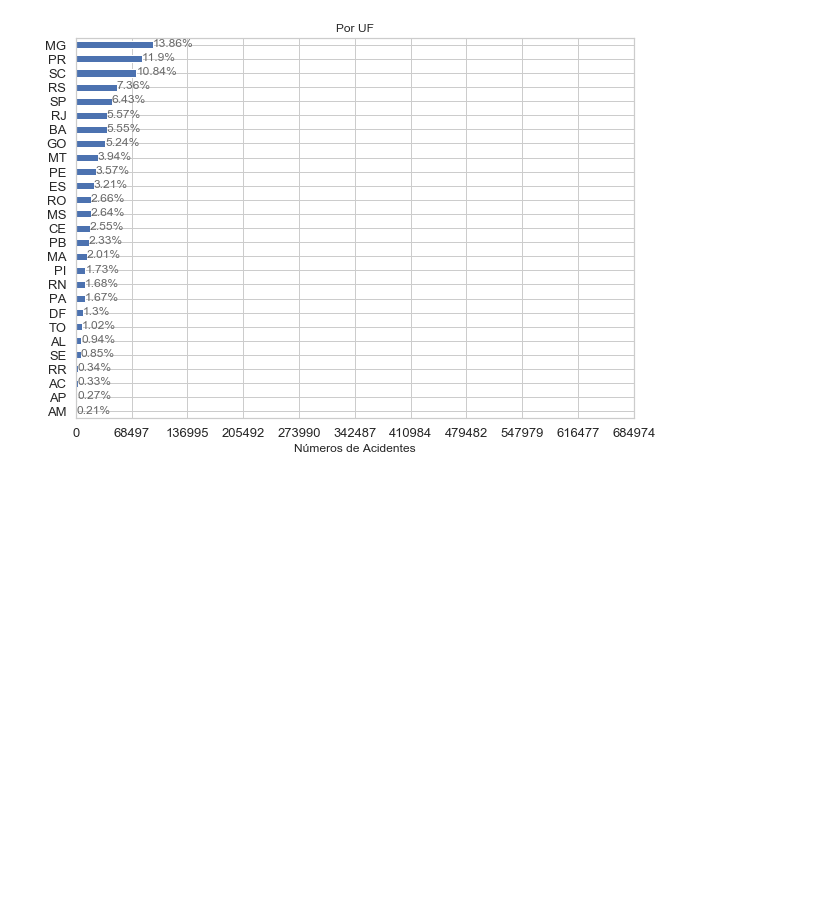
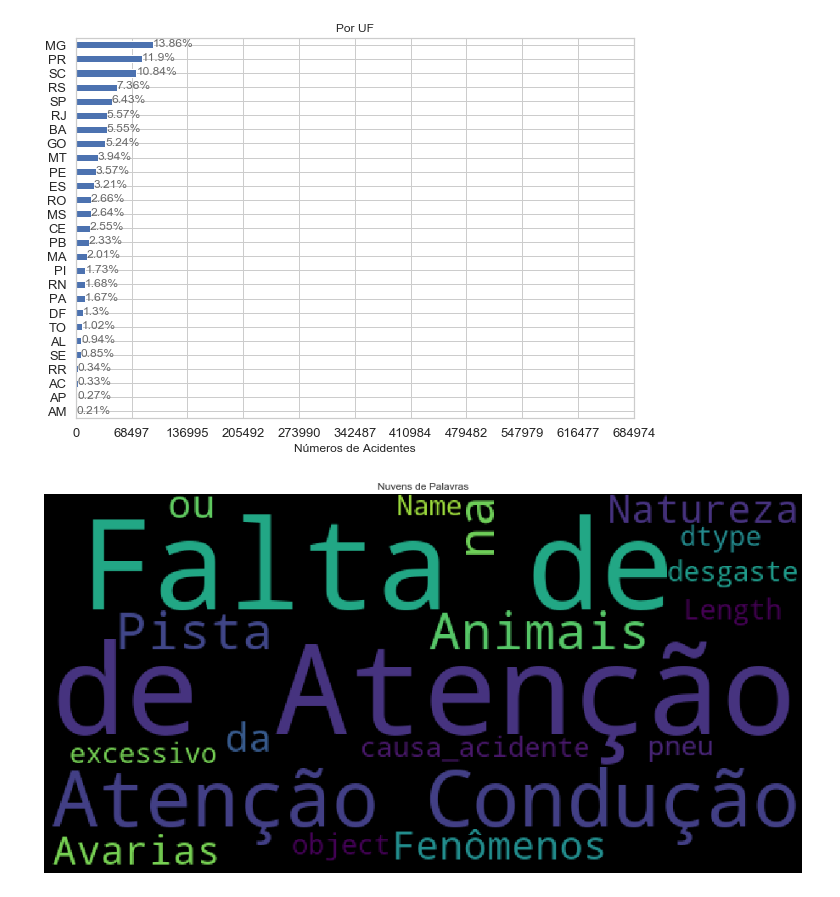
Before and after one commit to vitorioluis/Machine-Learning, a Jupyter notebook: Estudo de acidentes de Trânsito/Acidentes de Trânsito.ipynb, the cells around one changed output. Cells and saved outputs as stored; diff of their text form; code cells hidden in the pictures; blank space fills up the shorter version.

```diff
--- a/Estudo de acidentes de Trânsito/Acidentes de Trânsito.ipynb
+++ b/Estudo de acidentes de Trânsito/Acidentes de Trânsito.ipynb
@@ -382,3 +364,15 @@ gerar_grafico_padrao('faixa_etaria', altura=7, titulo='Faixa etária');
 gerar_grafico_padrao('uf', altura=7,titulo='Por UF');
 # %% [output]
 [figure]
+# %%
+# formando a nuvem de palavras
+# WordCloud
+from wordcloud import WordCloud
+
+wd = WordCloud(max_font_size=100, width=600, height=300,background_color='black').generate(str(df_acidentes['causa_acidente']))
+plt.figure(figsize=(16,9))
+plt.imshow(wd)
+plt.axis("off")
+plt.title("Nuvens de Palavras");
+# %% [output]
+[figure, added]
```
Also changed, not shown: parts of 7 cells of this notebook, 2 other files.
